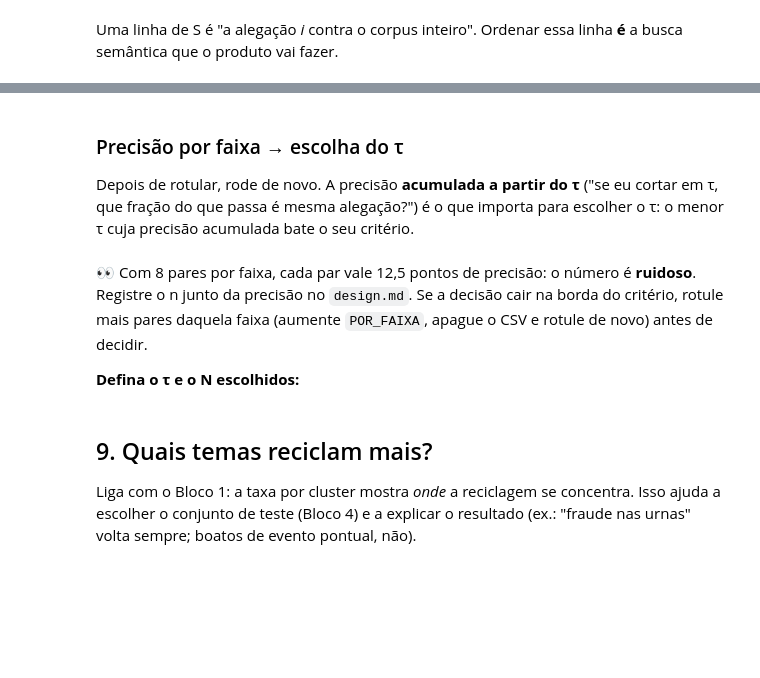
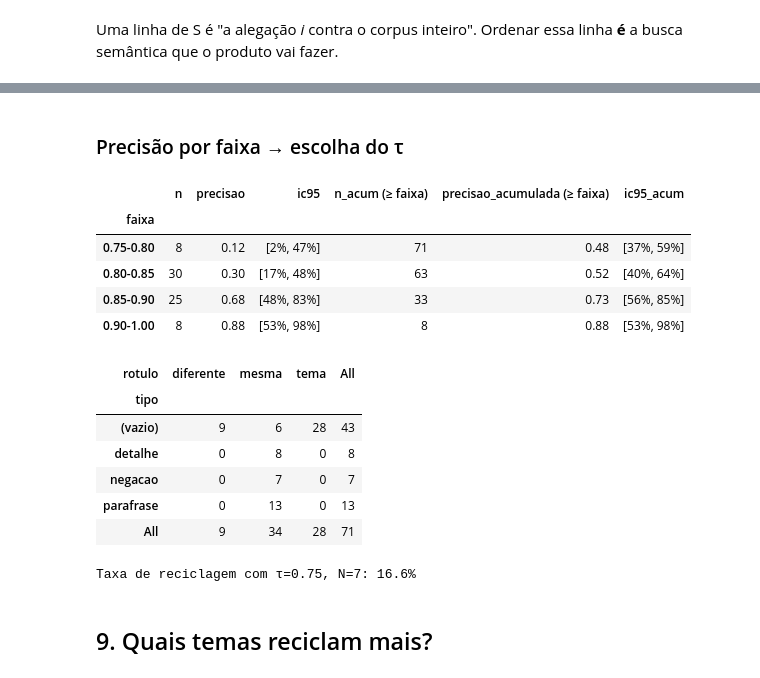
Before and after one commit to gpaulovit/RES-IA-Challenge-1, a Jupyter notebook: experiments/03_recurrence.ipynb, the cells around one changed output, grey strips where cells are left out. Saved outputs shown, nothing was run; the diff lists cells and outputs as text; code cells hidden in the pictures; blank space fills up the shorter version.

```diff
--- a/experiments/03_recurrence.ipynb
+++ b/experiments/03_recurrence.ipynb
@@ -117,5 +135,2 @@ Queremos `data_i − data_j` para **todos** os pares. Em vez de dois `for`, usam
-# %%
-a = np.array([10, 20, 35])
-print(a[:, None] - a[None, :])   # linha i, coluna j = a[i] - a[j]
 # %% [markdown]
 **Decisão de definição (importante):** usamos a diferença **com sinal**, `delta[i, j] = data_i − data_j`. `delta ≥ N` significa "*j* foi checada pelo menos N dias **antes** de *i*". Então *i* é a **reciclagem** e *j* é o original.
@@ -240,31 +317,57 @@ validacao[["faixa", "sim", "dias", "reciclada_i", "original_j", "rotulo"]]
 # %% [markdown]
 ### Precisão por faixa → escolha do τ
-
-Depois de rotular, rode de novo. A precisão **acumulada a partir do τ** ("se eu cortar em τ, que fração do que passa é mesma alegação?") é o que importa para escolher o τ: o menor τ cuja precisão acumulada bate o seu critério.
 # %%
+def wilson(k, n, z=1.96):
+    """IC 95% de Wilson para a proporção k/n (mais confiável que o intervalo normal com n pequeno ou p perto de 0/1)."""
+    p = k / n
+    d = 1 + z**2 / n
+    c = (p + z**2 / (2 * n)) / d
+    h = z * np.sqrt(p * (1 - p) / n + z**2 / (4 * n**2)) / d
+    return c - h, c + h
+
 rotulados = validacao[validacao["rotulo"].isin(["mesma", "tema", "diferente"])]
 if len(rotulados) < len(validacao):
     print(f"⚠️ {len(validacao) - len(rotulados)} pares sem rótulo: preencha antes de escolher o τ.")
 
 if len(rotulados):
-    rotulados = rotulados.assign(acerto=rotulados["rotulo"].eq("mesma"))
-    por_faixa = rotulados.groupby("faixa")["acerto"].agg(n="size", precisao="mean")
-    por_faixa["precisao_acumulada (≥ faixa)"] = [
-        rotulados.loc[rotulados["sim"] >= float(f.split("-")[0]), "acerto"].mean() for f in por_faixa.index]
+    tipo = rotulados["tipo"] if "tipo" in rotulados else pd.Series("", index=rotulados.index)
+    rotulados = rotulados.assign(acerto=rotulados["rotulo"].eq("mesma"),
+                                 tipo=tipo.fillna("").astype(str).str.strip().str.lower())
+    linhas = []
+    for faixa, g in rotulados.groupby("faixa"):
+        acum = rotulados[rotulados["sim"] >= float(faixa.split("-")[0])]
+        k, n, ka, na = g["acerto"].sum(), len(g), acum["acerto"].sum(), len(acum)
+        linhas.append({"faixa": faixa, "n": n, "precisao": k / n, "ic95": "[{:.0%}, {:.0%}]".format(*wilson(k, n)),
+                       "n_acum (≥ faixa)": na, "precisao_acumulada (≥ faixa)": ka / na,
+                       "ic95_acum": "[{:.0%}, {:.0%}]".format(*wilson(ka, na))})
+    por_faixa = pd.DataFrame(linhas).set_index("faixa")
     por_faixa.to_csv(RESULTS / "precisao_por_faixa.csv")
     display(por_faixa.round(2))
+
+    # Como a reescrita aconteceu × se é a mesma alegação. Muito 'repetida' = os filtros de agregador/duplicata vazaram
+    display(pd.crosstab(rotulados["tipo"].replace("", "(vazio)"), rotulados["rotulo"], margins=True))
+# %% [output]
+|  | n | precisao | ic95 | n_acum (≥ faixa) | precisao_acumulada (≥ faixa) | ic95_acum |
+| faixa |  |  |  |  |  |  |
+| 0.75-0.80 | 8 | 0.12 | [2%, 47%] | 71 | 0.48 | [37%, 59%] |
+| 0.80-0.85 | 30 | 0.30 | [17%, 48%] | 63 | 0.52 | [40%, 64%] |
+| 0.85-0.90 | 25 | 0.68 | [48%, 83%] | 33 | 0.73 | [56%, 85%] |
+| 0.90-1.00 | 8 | 0.88 | [53%, 98%] | 8 | 0.88 | [53%, 98%] |
+| rotulo | diferente | mesma | tema | All |
+| tipo |  |  |  |  |
+| (vazio) | 9 | 6 | 28 | 43 |
+| detalhe | 0 | 8 | 0 | 8 |
+| negacao | 0 | 7 | 0 | 7 |
+| parafrase | 0 | 13 | 0 | 13 |
+| All | 9 | 34 | 28 | 71 |
-# %% [markdown]
-👀 Com 8 pares por faixa, cada par vale 12,5 pontos de precisão: o número é **ruidoso**. Registre o n junto da precisão no `design.md`. Se a decisão cair na borda do critério, rotule mais pares daquela faixa (aumente `POR_FAIXA`, apague o CSV e rotule de novo) antes de decidir.
-
-**Defina o τ e o N escolhidos:**
 # %%
-TAU = 0.85   # ← troque pelo τ que a validação justificou
-N = 7        # ← e pelo N do seu critério
+TAU = 0.75
+N = 7
 print(f"Taxa de reciclagem com τ={TAU}, N={N}: {taxa_reciclagem(TAU, N):.1%}")
+# %% [output]
+Taxa de reciclagem com τ=0.75, N=7: 16.6%
 # %% [markdown]
 ## 9. Quais temas reciclam mais?
-
-Liga com o Bloco 1: a taxa por cluster mostra *onde* a reciclagem se concentra. Isso ajuda a escolher o conjunto de teste (Bloco 4) e a explicar o resultado (ex.: "fraude nas urnas" volta sempre; boatos de evento pontual, não).
 # %%
 df["reciclada"] = pares_reciclagem(TAU, N).any(axis=1)
 
```
Also changed, not shown: parts of 30 cells of this notebook, 10 other files.
